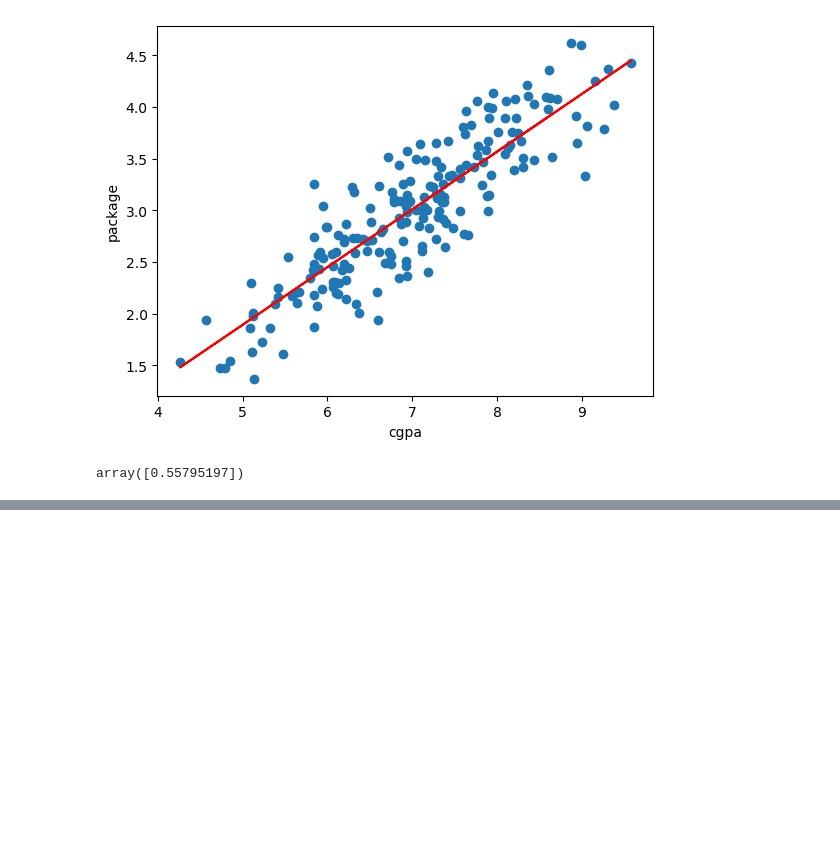
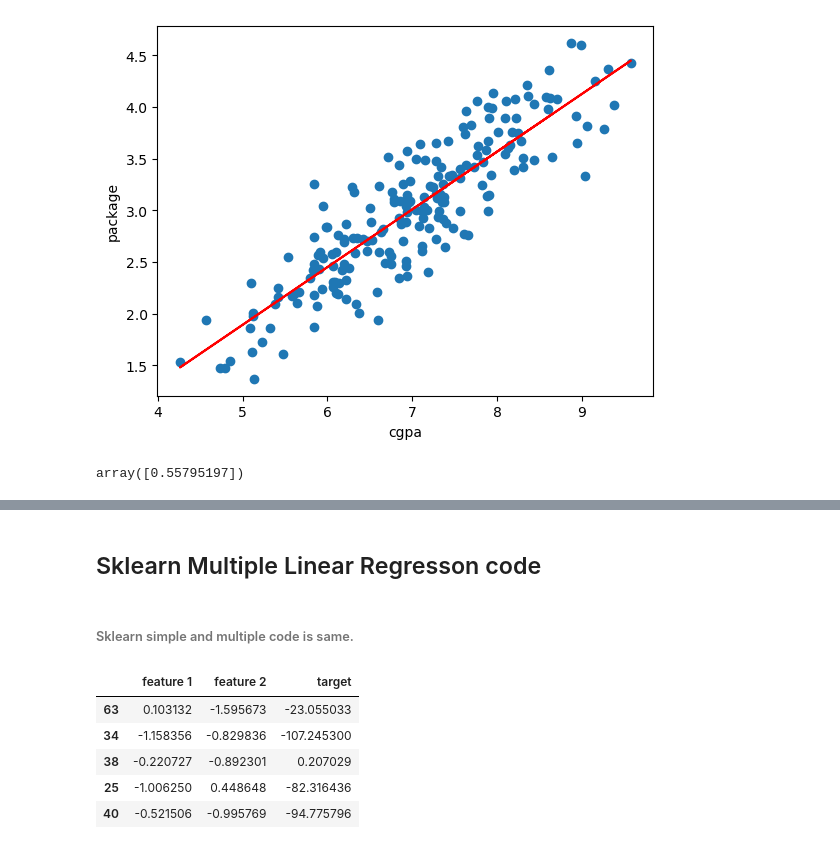
Before and after one commit to umar-khayam/Data-Science, a Jupyter notebook: Learning/ML/Algorithms/Linear Regression/Linear Regression.ipynb, the cells around one changed output, grey strips where cells are left out. Cells and saved outputs as stored; diff of their text form; code cells hidden in the pictures; blank space fills up the shorter version.

Commit message:
Simple linear regression completed

```diff
--- a/Learning/ML/Algorithms/Linear Regression/Linear Regression.ipynb
+++ b/Learning/ML/Algorithms/Linear Regression/Linear Regression.ipynb
@@ -55,0 +165,4 @@ b=lr.intercept_
+# %% [markdown]
+## Sklearn Multiple Linear Regresson code
+# %% [markdown]
+###### Sklearn simple and multiple code is same.
@@ -55,0 +178,13 @@ b=lr.intercept_
+# %%
+X,y = make_regression(n_samples=100, n_features=2, n_informative=2, n_targets=1, noise=50)
+# %%
+df = pd.DataFrame({'feature 1': X[:,0], 'feature 2': X[:,1], 'target': y})
+# %%
+df.sample(5)
+# %% [output]
+|  | feature 1 | feature 2 | target |
+| 63 | 0.103132 | -1.595673 | -23.055033 |
+| 34 | -1.158356 | -0.829836 | -107.245300 |
+| 38 | -0.220727 | -0.892301 | 0.207029 |
+| 25 | -1.006250 | 0.448648 | -82.316436 |
+| 40 | -0.521506 | -0.995769 | -94.775796 |
```
Also changed, not shown: parts of 46 cells of this notebook, 1 other file.
